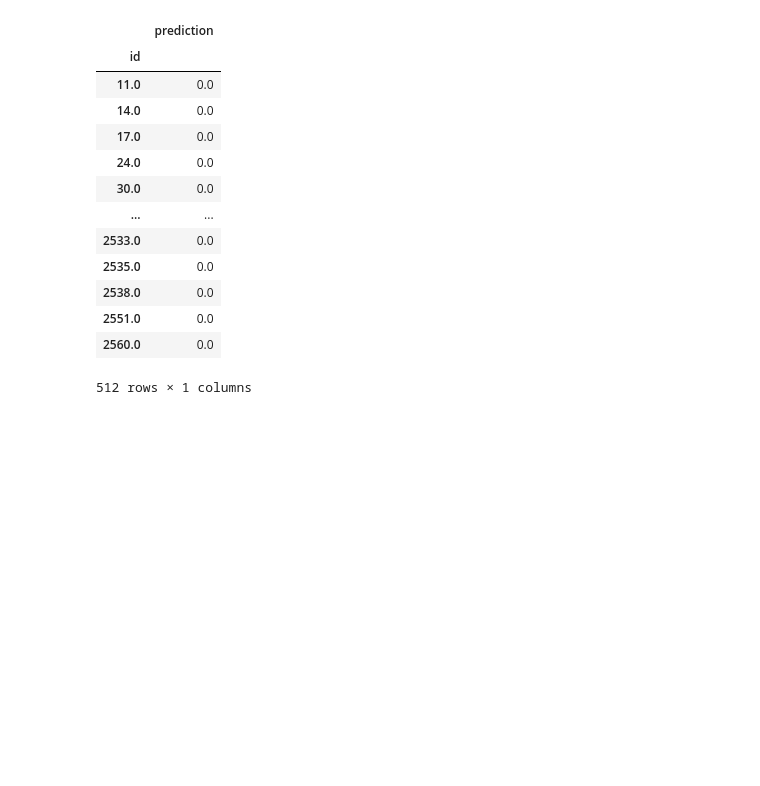
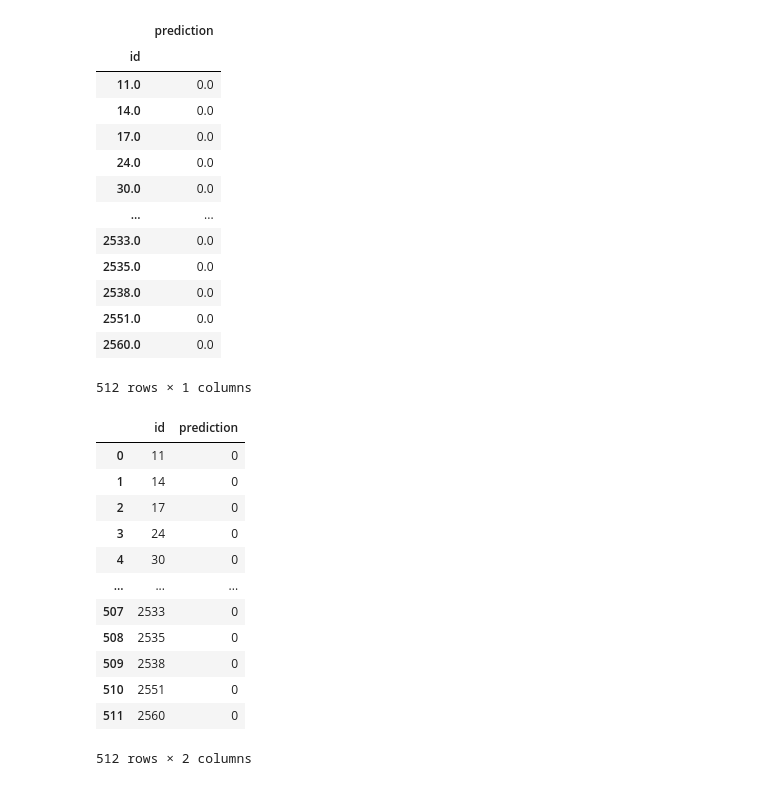
Before and after one commit to ppaulee/AnalyticsCup2023, a Jupyter notebook: data_play_final_reboot.ipynb, the cells around one changed output. Cells and saved outputs as stored; diff of their text form; code cells hidden in the pictures; blank space fills up the shorter version.

Commit message:
first result

```diff
--- a/data_play_final_reboot.ipynb
+++ b/data_play_final_reboot.ipynb
@@ -569,2 +569,21 @@ y = train_data['Reseller']
 X_train, X_test, y_train, y_test = train_test_split(X, y, test_size=0.4, random_state=42)
+# %%
+# score for every individual customer
+unique_customers = np.unique(X_train['Customer_ID'])
+
+scores = {}
+scores_idx = []
+for customer in unique_customers:
+    c = y_train[y_train['Customer_ID'] == customer]
+    scores[customer] = sum(c['Reseller']) / len(c)
+y_train = y_train['Reseller']
+y_test = y_test['Reseller']
+
+def f(row):
+    if row['Customer_ID'] in scores:
+        return scores[row['Customer_ID']]
+    return 0
+X_train['reseller_score'] = X_train.apply(f, axis=1)
+X_test['reseller_score'] = X_test.apply(f, axis=1)
+data_predict['reseller_score'] = data_predict.apply(f, axis=1)
 # %%
@@ -792,3 +771,4 @@ result_unique
 512 rows × 1 columns
 # %%
 result_unique.index = result_unique.index.astype(int)
+result_unique.index.names = ['id']
@@ -798,0 +775,23 @@ result_unique.to_csv('result.csv')
+# %%
+result_unique = result_unique.astype(int)
+
+#result_unique.insert(0, '', range(1,len(result_unique)+1))
+result_unique = result_unique.reset_index()
+#result_unique = result_unique.reset_index()
+#result_unique[''] = range(1,len(result_unique)+1)
+
+result_unique
+# %% [output]
+|  | id | prediction |
+| 0 | 11 | 0 |
+| 1 | 14 | 0 |
+| 2 | 17 | 0 |
+| 3 | 24 | 0 |
+| 4 | 30 | 0 |
+| ... | ... | ... |
+| 507 | 2533 | 0 |
+| 508 | 2535 | 0 |
+| 509 | 2538 | 0 |
+| 510 | 2551 | 0 |
+| 511 | 2560 | 0 |
+512 rows × 2 columns
```
Also changed, not shown: parts of 26 cells of this notebook.
